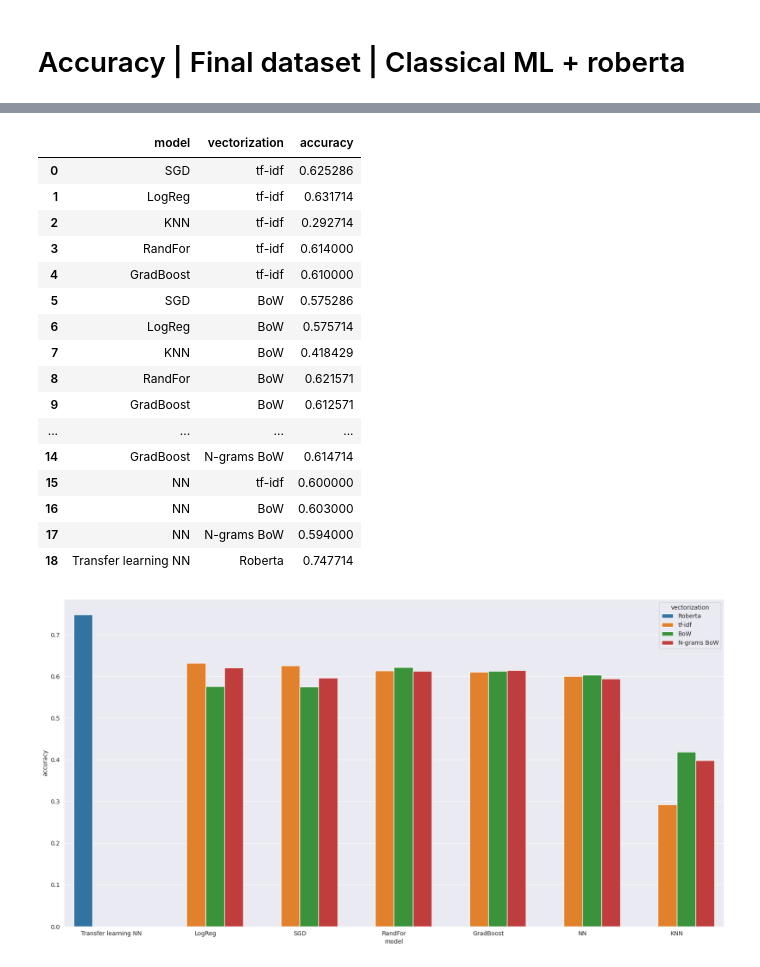
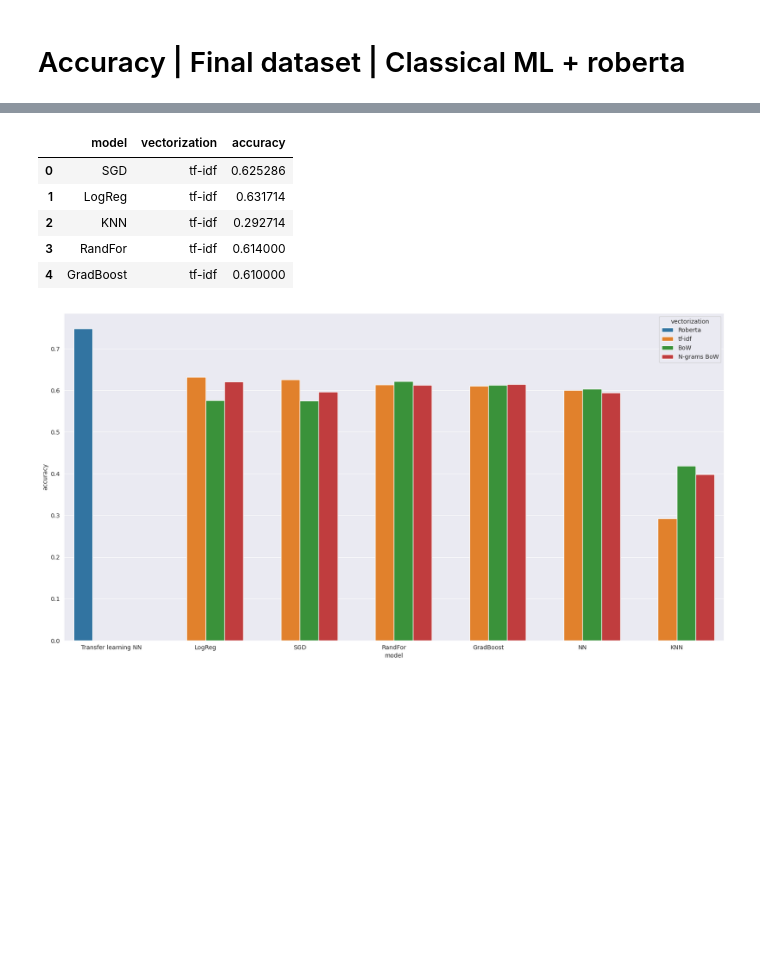
Before and after one commit to s7on1250/AnalyzingLyricsByAI, a Jupyter notebook: eda/dementia_eda.ipynb, the cells around one changed output, grey strips where cells are left out. Drawn from its saved outputs; the diff is of its cells as text; code cells hidden in the pictures; blank space fills up the shorter version.

```diff
--- a/eda/dementia_eda.ipynb
+++ b/eda/dementia_eda.ipynb
@@ -102,48 +90,14 @@ tf-idf grad boost 0.61
 # %%
-metrics = pd.DataFrame(columns=['model', 'vectorization', 'accuracy'])
-
-metrics = pd.concat([metrics, pd.DataFrame({'model': 'SGD', 'vectorization': 'tf-idf', 'accuracy': 0.6252857142857143}, index=[0])])
-metrics = pd.concat([metrics, pd.DataFrame({'model': 'LogReg', 'vectorization': 'tf-idf', 'accuracy': 0.6317142857142857}, index=[1])])
-metrics = pd.concat([metrics, pd.DataFrame({'model': 'KNN', 'vectorization': 'tf-idf', 'accuracy': 0.2927142857142857}, index=[2])])
-metrics = pd.concat([metrics, pd.DataFrame({'model': 'RandFor', 'vectorization': 'tf-idf', 'accuracy': 0.614}, index=[3])])
-metrics = pd.concat([metrics, pd.DataFrame({'model': 'GradBoost', 'vectorization': 'tf-idf', 'accuracy': 0.61}, index=[4])])
-
-metrics = pd.concat([metrics, pd.DataFrame({'model': 'SGD', 'vectorization': 'BoW', 'accuracy': 0.5752857142857143}, index=[5])])
-metrics = pd.concat([metrics, pd.DataFrame({'model': 'LogReg', 'vectorization': 'BoW', 'accuracy': 0.5757142857142857}, index=[6])])
-metrics = pd.concat([metrics, pd.DataFrame({'model': 'KNN', 'vectorization': 'BoW', 'accuracy': 0.4184285714285714}, index=[7])])
-metrics = pd.concat([metrics, pd.DataFrame({'model': 'RandFor', 'vectorization': 'BoW', 'accuracy': 0.6215714285714286}, index=[8])])
-metrics = pd.concat([metrics, pd.DataFrame({'model': 'GradBoost', 'vectorization': 'BoW', 'accuracy': 0.6125714285714285}, index=[9])])
-
-metrics = pd.concat([metrics, pd.DataFrame({'model': 'SGD', 'vectorization': 'N-grams BoW', 'accuracy': 0.5964285714285714}, index=[10])])
-metrics = pd.concat([metrics, pd.DataFrame({'model': 'LogReg', 'vectorization': 'N-grams BoW', 'accuracy': 0.6207142857142857}, index=[11])])
-metrics = pd.concat([metrics, pd.DataFrame({'model': 'KNN', 'vectorization': 'N-grams BoW', 'accuracy': 0.398}, index=[12])])
-metrics = pd.concat([metrics, pd.DataFrame({'model': 'RandFor', 'vectorization': 'N-grams BoW', 'accuracy': 0.6128571428571429}, index=[13])])
-metrics = pd.concat([metrics, pd.DataFrame({'model': 'GradBoost', 'vectorization': 'N-grams BoW', 'accuracy': 0.6147142857142858}, index=[14])])
-
-metrics = pd.concat([metrics, pd.DataFrame({'model': 'NN', 'vectorization': 'tf-idf', 'accuracy': 0.6}, index=[15])])
-metrics = pd.concat([metrics, pd.DataFrame({'model': 'NN', 'vectorization': 'BoW', 'accuracy': 0.603}, index=[16])])
-metrics = pd.concat([metrics, pd.DataFrame({'model': 'NN', 'vectorization': 'N-grams BoW', 'accuracy': 0.594}, index=[17])])
-
-metrics = pd.concat([metrics, pd.DataFrame({'model': 'Transfer learning NN', 'vectorization': 'Roberta', 'accuracy': 0.7477142857142857}, index=[18])])
-metrics
+metrics = pd.read_csv('metrics.csv')
+metrics = metrics.drop(columns=['Unnamed: 0'])
+metrics.head()
 # %% [output]
 |  | model | vectorization | accuracy |
 | 0 | SGD | tf-idf | 0.625286 |
 | 1 | LogReg | tf-idf | 0.631714 |
 | 2 | KNN | tf-idf | 0.292714 |
 | 3 | RandFor | tf-idf | 0.614000 |
 | 4 | GradBoost | tf-idf | 0.610000 |
-| 5 | SGD | BoW | 0.575286 |
-| 6 | LogReg | BoW | 0.575714 |
-| 7 | KNN | BoW | 0.418429 |
-| 8 | RandFor | BoW | 0.621571 |
-| 9 | GradBoost | BoW | 0.612571 |
-| ... | ... | ... | ... |
-| 14 | GradBoost | N-grams BoW | 0.614714 |
-| 15 | NN | tf-idf | 0.600000 |
-| 16 | NN | BoW | 0.603000 |
-| 17 | NN | N-grams BoW | 0.594000 |
-| 18 | Transfer learning NN | Roberta | 0.747714 |
 # %%
 metrics.to_csv('metrics.csv')
 # %%
```
Also changed, not shown: parts of 1 cell of this notebook.
